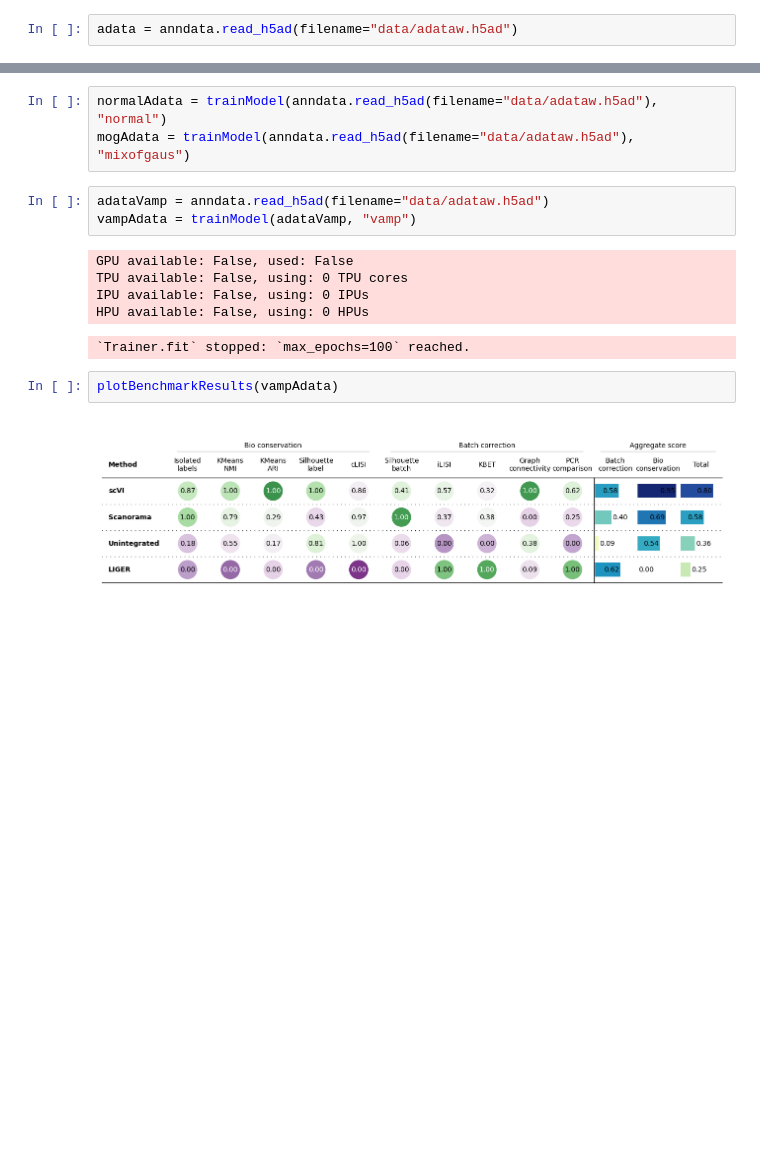
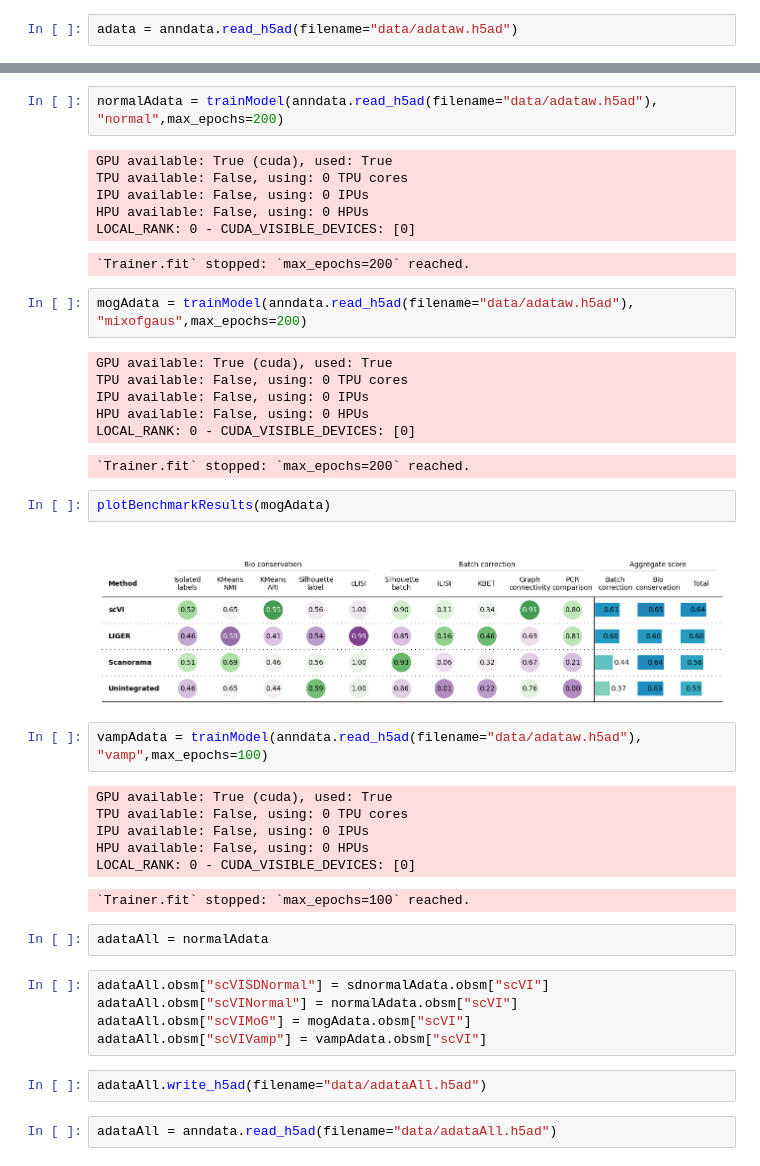
Before and after one commit to LeanderDiazBone/BachelorThesis, a Jupyter notebook: benchmarking.ipynb, the cells around one changed output, grey strips where cells are left out. Saved outputs shown, nothing was run; the diff lists cells and outputs as text; blank space fills up the shorter version.

```diff
--- a/benchmarking.ipynb
+++ b/benchmarking.ipynb
@@ -96,16 +105,42 @@ plotBenchmarkResults(sdnormalAdata)
 # %%
-normalAdata = trainModel(anndata.read_h5ad(filename="data/adataw.h5ad"), "normal")
-mogAdata = trainModel(anndata.read_h5ad(filename="data/adataw.h5ad"), "mixofgaus")
+normalAdata = trainModel(anndata.read_h5ad(filename="data/adataw.h5ad"), "normal",max_epochs=200)
+# %% [output]
+GPU available: True (cuda), used: True
+TPU available: False, using: 0 TPU cores
+IPU available: False, using: 0 IPUs
+HPU available: False, using: 0 HPUs
+LOCAL_RANK: 0 - CUDA_VISIBLE_DEVICES: [0]
+`Trainer.fit` stopped: `max_epochs=200` reached.
+# %%
+mogAdata = trainModel(anndata.read_h5ad(filename="data/adataw.h5ad"), "mixofgaus",max_epochs=200)
+# %% [output]
+GPU available: True (cuda), used: True
+TPU available: False, using: 0 TPU cores
+IPU available: False, using: 0 IPUs
+HPU available: False, using: 0 HPUs
+LOCAL_RANK: 0 - CUDA_VISIBLE_DEVICES: [0]
+`Trainer.fit` stopped: `max_epochs=200` reached.
+# %%
+plotBenchmarkResults(mogAdata)
+# %% [output]
+[figure, added]
 # %%
-adataVamp = anndata.read_h5ad(filename="data/adataw.h5ad")
-vampAdata = trainModel(adataVamp, "vamp")
+vampAdata = trainModel(anndata.read_h5ad(filename="data/adataw.h5ad"), "vamp",max_epochs=100)
 # %% [output]
-GPU available: False, used: False
+GPU available: True (cuda), used: True
 TPU available: False, using: 0 TPU cores
 IPU available: False, using: 0 IPUs
 HPU available: False, using: 0 HPUs
+LOCAL_RANK: 0 - CUDA_VISIBLE_DEVICES: [0]
 `Trainer.fit` stopped: `max_epochs=100` reached.
-# %%
-plotBenchmarkResults(vampAdata)
-# %% [output]
-[figure, removed]
+# %%
+adataAll = normalAdata
+# %%
+adataAll.obsm["scVISDNormal"] = sdnormalAdata.obsm["scVI"]
+adataAll.obsm["scVINormal"] = normalAdata.obsm["scVI"]
+adataAll.obsm["scVIMoG"] = mogAdata.obsm["scVI"]
+adataAll.obsm["scVIVamp"] = vampAdata.obsm["scVI"]
+# %%
+adataAll.write_h5ad(filename="data/adataAll.h5ad")
+# %%
+adataAll = anndata.read_h5ad(filename="data/adataAll.h5ad")
```
Also changed, not shown: parts of 15 cells of this notebook, 6 other files.
